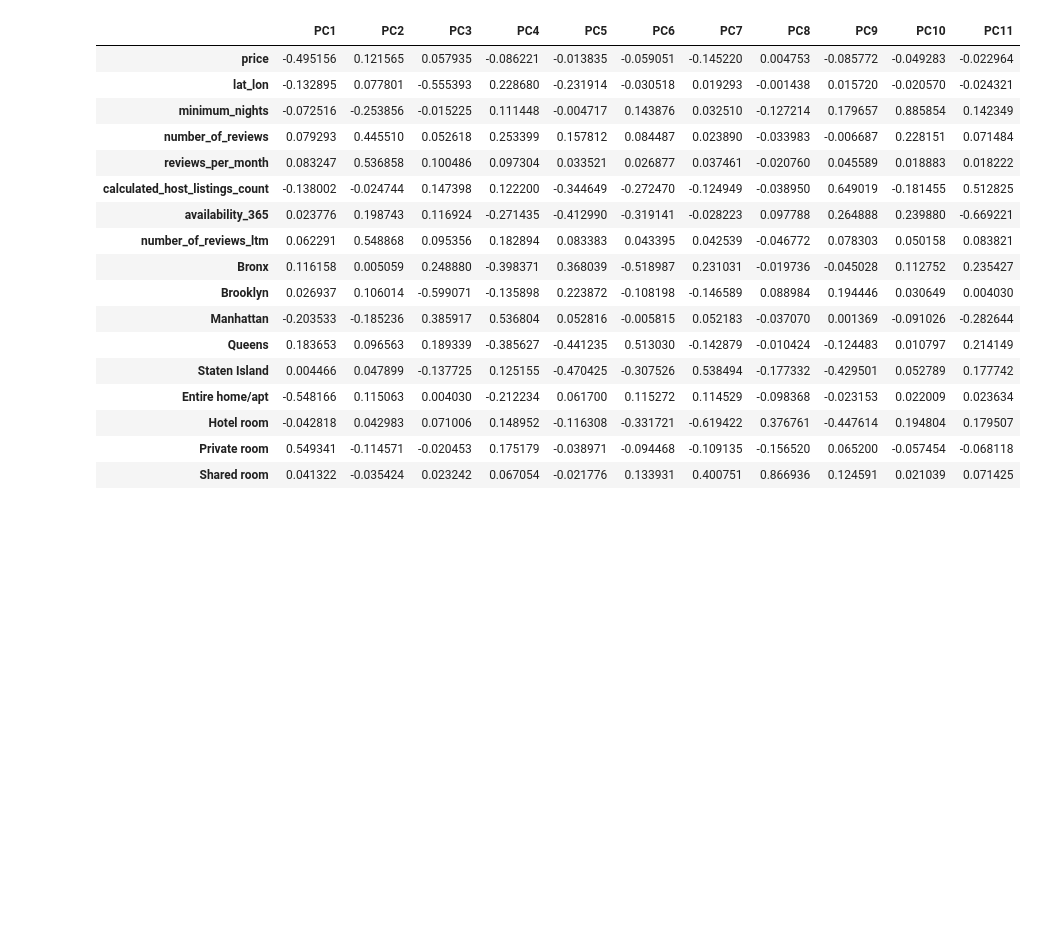
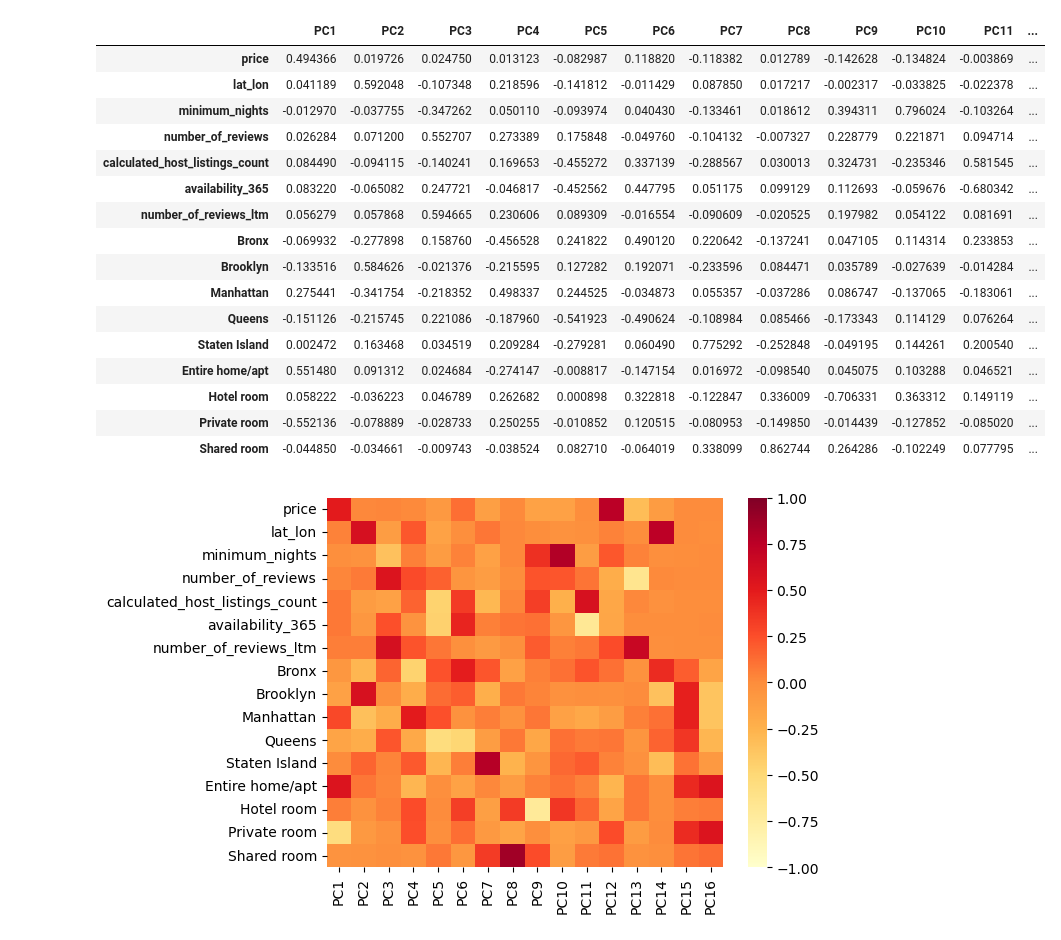
Before and after one commit to Naren1610/IST5520GrpProj, a Jupyter notebook: Grp_3_PCA_draft.ipynb, the cells around one changed output. Cells and saved outputs as stored; diff of their text form; code cells hidden in the pictures; blank space fills up the shorter version.

```diff
--- a/Grp_3_PCA_draft.ipynb
+++ b/Grp_3_PCA_draft.ipynb
@@ -104,8 +95,8 @@ display(df_stats)
 # %%
-df1 = df[(df['room_type'] == "Entire home/apt") & (df['price']>= 125) & (df['price']<= 455)]
-df2 = df[(df['room_type'] == "Private room") & (df['price']>= 55) & (df['price']<= 183)]
-df3 = df[(df['room_type'] == "Shared room") & (df['price']>= 42) & (df['price']<= 152)]
-df4 = df[(df['room_type'] == "Hotel room") & (df['price']>= 100) & (df['price']<= 815)]
+df1 = df[(df['room_type'] == "Entire home/apt") & (df['price']>=10) & (df['price']<= 496)]
+df2 = df[(df['room_type'] == "Private room") & (df['price']>= 10) & (df['price']<= 192)]
+df3 = df[(df['room_type'] == "Shared room") & (df['price']>= 10) & (df['price']<= 167)]
+df4 = df[(df['room_type'] == "Hotel room") & (df['price']>= 100) & (df['price']<= 865)]
 frames = [df1, df2, df3, df4]
 df = pd.concat(frames)
 
@@ -115,6 +106,8 @@ sb.boxplot(y = df['price'], x = df['room_type'])
 plt.show()
 sb.boxplot(y = df['price'], x = df['neighbourhood_group'])
 plt.show()
+display(df.info())
+display(df.corr())
 # %% [output]
 |  | count | mean | std | min | 25% | 50% | 75% | max |
 | neighbourhood_group |  |  |  |  |  |  |  |  |
@@ -168,6 +158,5 @@ memory usage: 3.2+ MB
 # %%
-df_select = df[['price','neighbourhood_group', 'lat_lon','room_type', 'minimum_nights', 'number_of_reviews','reviews_per_month','calculated_host_listings_count','availability_365','number_of_reviews_ltm']]
+df_select = df[['price','lat_lon','neighbourhood_group','room_type', 'minimum_nights', 'number_of_reviews','calculated_host_listings_count','availability_365','number_of_reviews_ltm']]
 df_select.info()
-#df_norm = scale(df.loc[:,'calories':'rating'])
 # %% [output]
 <class 'pandas.core.frame.DataFrame'>
@@ -262,7 +276,6 @@ pd.DataFrame(corr_).style.background_gradient(cmap = 'YlOrRd')
 # %%
 # Select the number of components
-pca1 = PCA(n_components=17)
-
+pca1 = PCA(n_components=16)
 # Fit the PCA model
 pca1.fit(X)
 # %% [output]
@@ -297,14 +309,14 @@ plt.savefig('scree_plot.png',dpi=200,bbox_inches='tight')
 # %%
 # Select the number of components
-pca11 = PCA(n_components=11)
-pca11.fit(X)
-data_pca11 = pca11.transform(X)
+pca16 = PCA(n_components=16)
+pca16.fit(X)
+data_pca16 = pca16.transform(X)
 
 # Convert the numpy array to pandas DataFrame
-data_pca11 = pd.DataFrame(data_pca11)
-data_pca11.columns = ["PC"+str(i) for i in range(1,12)]
+data_pca16 = pd.DataFrame(data_pca16)
+data_pca16.columns = ["PC"+str(i) for i in range(1,17)]
 
 # Show the head of the DataFrame
-display(data_pca11.head())
-display(data_pca11.corr())
+display(data_pca16.head())
+display(data_pca16.corr())
 # %% [output]
@@ -341,24 +356,26 @@ array([[-0.49515564, -0.13289463, -0.07251583,  0.0792934 ,  0.0832473 ,
 # %%
-corr_11 = pd.DataFrame(pca11.components_.transpose(),
+corr_16 = pd.DataFrame(pca16.components_.transpose(),
              index=df.loc[:,'price':'Shared room'].columns,
-             columns=["PC"+str(i) for i in range(1,12)])
-pd.DataFrame(corr_11).style.background_gradient(cmap = 'YlOrRd')
+             columns=["PC"+str(i) for i in range(1,17)])
+display(pd.DataFrame(corr_16).style.background_gradient(cmap = 'YlOrRd'))
+ax = sb.heatmap(corr_16, annot=False, cmap = 'YlOrRd', vmin = -1, vmax = 1)
+plt.show()
 # %% [output]
-|  | PC1 | PC2 | PC3 | PC4 | PC5 | PC6 | PC7 | PC8 | PC9 | PC10 | PC11 |
-| price | -0.495156 | 0.121565 | 0.057935 | -0.086221 | -0.013835 | -0.059051 | -0.145220 | 0.004753 | -0.085772 | -0.049283 | -0.022964 |
-| lat_lon | -0.132895 | 0.077801 | -0.555393 | 0.228680 | -0.231914 | -0.030518 | 0.019293 | -0.001438 | 0.015720 | -0.020570 | -0.024321 |
-| minimum_nights | -0.072516 | -0.253856 | -0.015225 | 0.111448 | -0.004717 | 0.143876 | 0.032510 | -0.127214 | 0.179657 | 0.885854 | 0.142349 |
-| number_of_reviews | 0.079293 | 0.445510 | 0.052618 | 0.253399 | 0.157812 | 0.084487 | 0.023890 | -0.033983 | -0.006687 | 0.228151 | 0.071484 |
-| reviews_per_month | 0.083247 | 0.536858 | 0.100486 | 0.097304 | 0.033521 | 0.026877 | 0.037461 | -0.020760 | 0.045589 | 0.018883 | 0.018222 |
-| calculated_host_listings_count | -0.138002 | -0.024744 | 0.147398 | 0.122200 | -0.344649 | -0.272470 | -0.124949 | -0.038950 | 0.649019 | -0.181455 | 0.512825 |
-| availability_365 | 0.023776 | 0.198743 | 0.116924 | -0.271435 | -0.412990 | -0.319141 | -0.028223 | 0.097788 | 0.264888 | 0.239880 | -0.669221 |
-| number_of_reviews_ltm | 0.062291 | 0.548868 | 0.095356 | 0.182894 | 0.083383 | 0.043395 | 0.042539 | -0.046772 | 0.078303 | 0.050158 | 0.083821 |
-| Bronx | 0.116158 | 0.005059 | 0.248880 | -0.398371 | 0.368039 | -0.518987 | 0.231031 | -0.019736 | -0.045028 | 0.112752 | 0.235427 |
-| Brooklyn | 0.026937 | 0.106014 | -0.599071 | -0.135898 | 0.223872 | -0.108198 | -0.146589 | 0.088984 | 0.194446 | 0.030649 | 0.004030 |
-| Manhattan | -0.203533 | -0.185236 | 0.385917 | 0.536804 | 0.052816 | -0.005815 | 0.052183 | -0.037070 | 0.001369 | -0.091026 | -0.282644 |
-| Queens | 0.183653 | 0.096563 | 0.189339 | -0.385627 | -0.441235 | 0.513030 | -0.142879 | -0.010424 | -0.124483 | 0.010797 | 0.214149 |
-| Staten Island | 0.004466 | 0.047899 | -0.137725 | 0.125155 | -0.470425 | -0.307526 | 0.538494 | -0.177332 | -0.429501 | 0.052789 | 0.177742 |
-| Entire home/apt | -0.548166 | 0.115063 | 0.004030 | -0.212234 | 0.061700 | 0.115272 | 0.114529 | -0.098368 | -0.023153 | 0.022009 | 0.023634 |
-| Hotel room | -0.042818 | 0.042983 | 0.071006 | 0.148952 | -0.116308 | -0.331721 | -0.619422 | 0.376761 | -0.447614 | 0.194804 | 0.179507 |
-| Private room | 0.549341 | -0.114571 | -0.020453 | 0.175179 | -0.038971 | -0.094468 | -0.109135 | -0.156520 | 0.065200 | -0.057454 | -0.068118 |
-| Shared room | 0.041322 | -0.035424 | 0.023242 | 0.067054 | -0.021776 | 0.133931 | 0.400751 | 0.866936 | 0.124591 | 0.021039 | 0.071425 |
+|  | PC1 | PC2 | PC3 | PC4 | PC5 | PC6 | PC7 | PC8 | PC9 | PC10 | PC11 | ... |
+| price | 0.494366 | 0.019726 | 0.024750 | 0.013123 | -0.082987 | 0.118820 | -0.118382 | 0.012789 | -0.142628 | -0.134824 | -0.003869 | ... |
+| lat_lon | 0.041189 | 0.592048 | -0.107348 | 0.218596 | -0.141812 | -0.011429 | 0.087850 | 0.017217 | -0.002317 | -0.033825 | -0.022378 | ... |
+| minimum_nights | -0.012970 | -0.037755 | -0.347262 | 0.050110 | -0.093974 | 0.040430 | -0.133461 | 0.018612 | 0.394311 | 0.796024 | -0.103264 | ... |
+| number_of_reviews | 0.026284 | 0.071200 | 0.552707 | 0.273389 | 0.175848 | -0.049760 | -0.104132 | -0.007327 | 0.228779 | 0.221871 | 0.094714 | ... |
+| calculated_host_listings_count | 0.084490 | -0.094115 | -0.140241 | 0.169653 | -0.455272 | 0.337139 | -0.288567 | 0.030013 | 0.324731 | -0.235346 | 0.581545 | ... |
+| availability_365 | 0.083220 | -0.065082 | 0.247721 | -0.046817 | -0.452562 | 0.447795 | 0.051175 | 0.099129 | 0.112693 | -0.059676 | -0.680342 | ... |
+| number_of_reviews_ltm | 0.056279 | 0.057868 | 0.594665 | 0.230606 | 0.089309 | -0.016554 | -0.090609 | -0.020525 | 0.197982 | 0.054122 | 0.081691 | ... |
+| Bronx | -0.069932 | -0.277898 | 0.158760 | -0.456528 | 0.241822 | 0.490120 | 0.220642 | -0.137241 | 0.047105 | 0.114314 | 0.233853 | ... |
+| Brooklyn | -0.133516 | 0.584626 | -0.021376 | -0.215595 | 0.127282 | 0.192071 | -0.233596 | 0.084471 | 0.035789 | -0.027639 | -0.014284 | ... |
+| Manhattan | 0.275441 | -0.341754 | -0.218352 | 0.498337 | 0.244525 | -0.034873 | 0.055357 | -0.037286 | 0.086747 | -0.137065 | -0.183061 | ... |
+| Queens | -0.151126 | -0.215745 | 0.221086 | -0.187960 | -0.541923 | -0.490624 | -0.108984 | 0.085466 | -0.173343 | 0.114129 | 0.076264 | ... |
+| Staten Island | 0.002472 | 0.163468 | 0.034519 | 0.209284 | -0.279281 | 0.060490 | 0.775292 | -0.252848 | -0.049195 | 0.144261 | 0.200540 | ... |
+| Entire home/apt | 0.551480 | 0.091312 | 0.024684 | -0.274147 | -0.008817 | -0.147154 | 0.016972 | -0.098540 | 0.045075 | 0.103288 | 0.046521 | ... |
+| Hotel room | 0.058222 | -0.036223 | 0.046789 | 0.262682 | 0.000898 | 0.322818 | -0.122847 | 0.336009 | -0.706331 | 0.363312 | 0.149119 | ... |
+| Private room | -0.552136 | -0.078889 | -0.028733 | 0.250255 | -0.010852 | 0.120515 | -0.080953 | -0.149850 | -0.014439 | -0.127852 | -0.085020 | ... |
+| Shared room | -0.044850 | -0.034661 | -0.009743 | -0.038524 | 0.082710 | -0.064019 | 0.338099 | 0.862744 | 0.264286 | -0.102249 | 0.077795 | ... |
+[figure, added]
```
Also changed, not shown: parts of 27 cells of this notebook.
